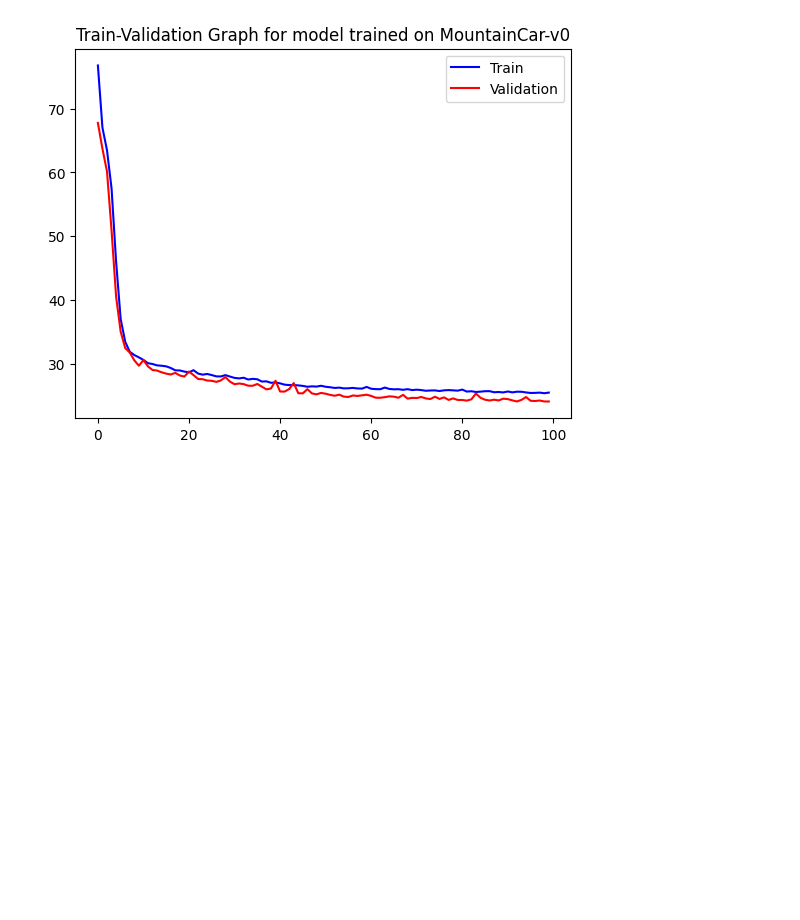
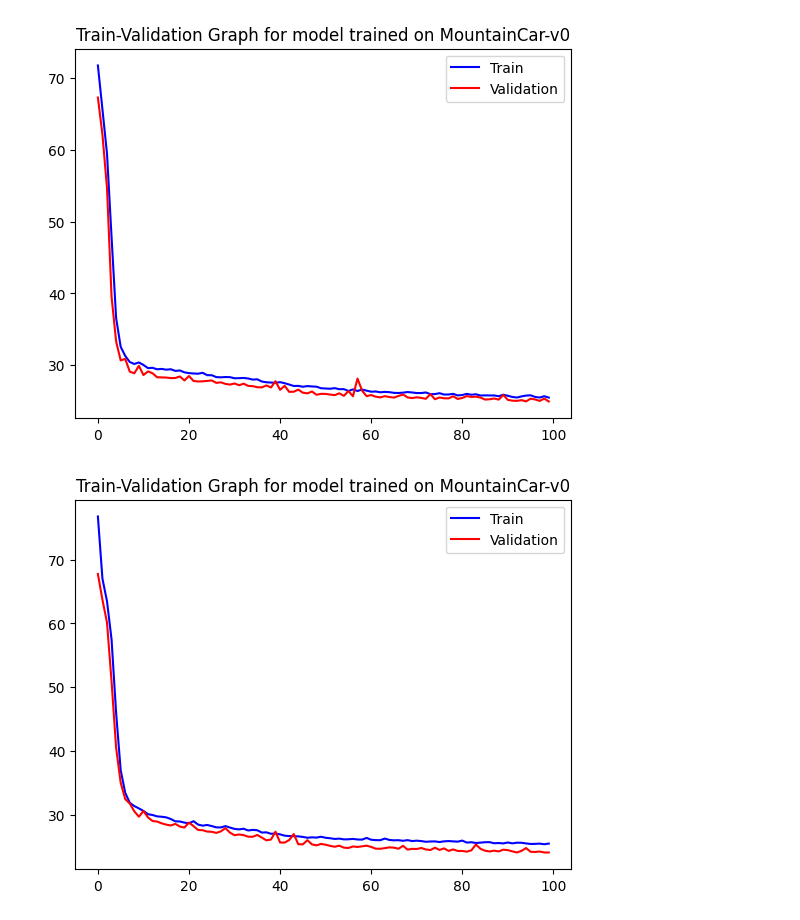
Before and after one commit to DanielMistrik/il-pre-train-dqn, a Jupyter notebook: mountaincar_pretrain.ipynb, the cells around one changed output. Drawn from its saved outputs; the diff is of its cells as text; code cells hidden in the pictures; blank space fills up the shorter version.

```diff
--- a/mountaincar_pretrain.ipynb
+++ b/mountaincar_pretrain.ipynb
@@ -19,3 +16,5 @@ dqn = dqn.to(device)
+# %%
+dqn_golden = DQN(state_dim, action_dim).to(device)
 # %%
 from src.training.services.train import full_training as train
 # %%
@@ -72,4 +59,5 @@ bf_rewards = test_dqn(dqn, gym.make(env_name, render_mode="rgb_array"), device,
 pretrain_path = "./src/pretrain/data/MountainCar-v0_10_000.npy"
 pretrain_epochs = 100
 pretrain_batch_size = batch_size
-pretrain_optimizer = optm
+pretrain_optm_lr = 0.001
+pretrain_optimizer = Adam(dqn_golden.parameters(), lr=pretrain_optm_lr)
@@ -75,0 +66,12 @@ pretrain_optimizer = optm
+# %%
+from src.pretrain.services.train import pre_train
+pre_train(
+    dqn_golden,
+    pretrain_optimizer,
+    pretrain_path,
+    pretrain_epochs,
+    pretrain_batch_size,
+    device=device,
+)
+# %% [output]
+[figure, added]
```
Also changed, not shown: parts of 17 cells of this notebook, 3 other files.
